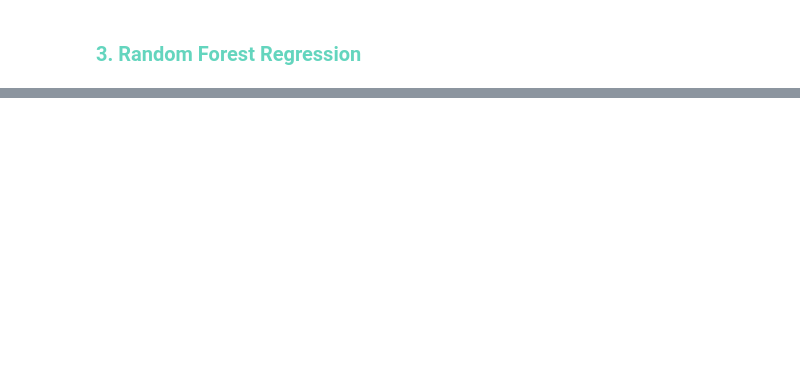
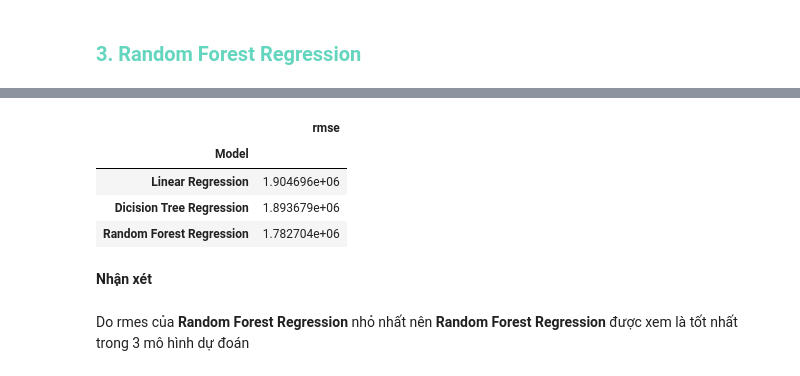
Before and after one commit to nmnghia0506/-NMKHDL_20_21, a Jupyter notebook: MoHinh.ipynb, the cells around one changed output, grey strips where cells are left out. Drawn from its saved outputs; the diff is of its cells as text; code cells hidden in the pictures; blank space fills up the shorter version.

```diff
--- a/MoHinh.ipynb
+++ b/MoHinh.ipynb
@@ -416,0 +397,3 @@ rmse
+# %%
+rf_rmse = mean_squared_error(y_test, rf_pred, squared=False)
+rf_rmse
@@ -416,0 +421,3 @@ rmse
+# %%
+dt = DecisionTreeRegressor(max_depth=5, max_features='auto', min_samples_leaf=2, min_samples_split=6)
+dt.fit(X_train, y_train)
@@ -416,0 +427,2 @@ rmse
+# %%
+dt_pred = dt.predict(X_test)
@@ -416,0 +434,3 @@ rmse
+# %%
+dt_rmse = mean_squared_error(y_test, dt_pred, squared=False)
+dt_rmse
@@ -416,0 +449,17 @@ rmse
+# %%
+data = [lr_rmse, dt_rmse, rf_rmse]
+index = ['Linear Regression','Dicision Tree Regression','Random Forest Regression']
+rmse_df = pd.DataFrame(data = data, index = index)
+rmse_df.columns = ['rmse']
+rmse_df.index.name = 'Model'
+rmse_df
+# %% [output]
+|  | rmse |
+| Model |  |
+| Linear Regression | 1.904696e+06 |
+| Dicision Tree Regression | 1.893679e+06 |
+| Random Forest Regression | 1.782704e+06 |
+# %% [markdown]
+**Nhận xét**
+# %% [markdown]
+Do rmes của **Random Forest Regression** nhỏ nhất nên **Random Forest Regression** được xem là tốt nhất trong 3 mô hình dự đoán
```
Also changed, not shown: parts of 78 cells of this notebook.
